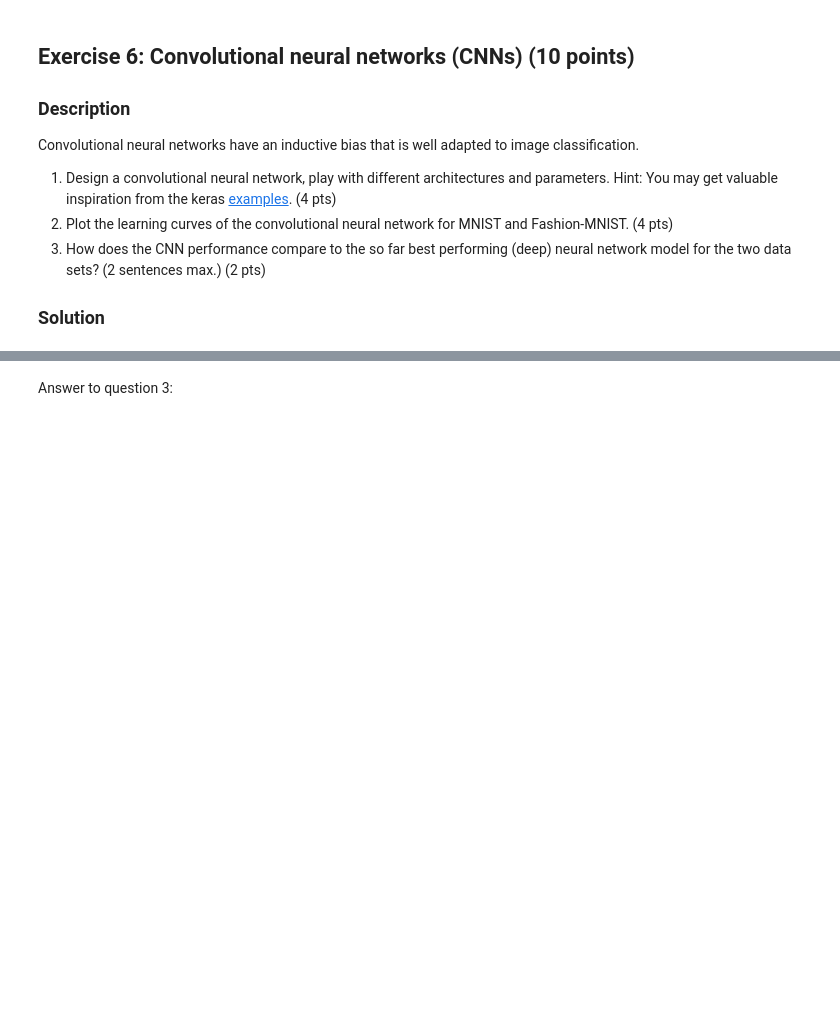
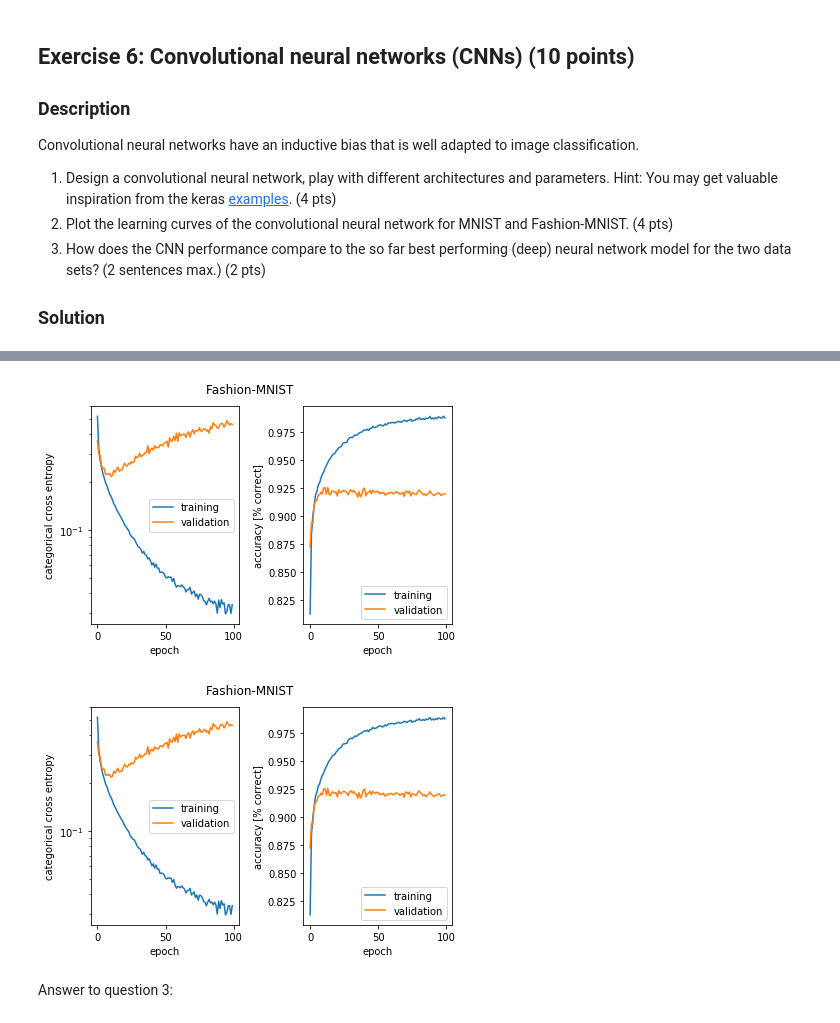
Before and after one commit to haakonms/annminiproject, a Jupyter notebook: miniproject1.ipynb, the cells around one changed output, grey strips where cells are left out. Drawn from its saved outputs; the diff is of its cells as text; code cells hidden in the pictures; blank space fills up the shorter version.

```diff
--- a/miniproject1.ipynb
+++ b/miniproject1.ipynb
@@ -455,0 +562,2 @@ Convolutional neural networks have an inductive bias that is well adapted to ima
+# %%
+fashion_x_train, fashion_y_train, fashion_x_test, fashion_y_test = load_formatted_data(dataset="Fashion-MNIST")
@@ -455,0 +576,2 @@ Convolutional neural networks have an inductive bias that is well adapted to ima
+# %%
+fashion_history = cnn_model(fashion_x_train, fashion_y_train, fashion_x_test, fashion_y_test)
@@ -456,3 +616,8 @@ Convolutional neural networks have an inductive bias that is well adapted to ima
+# %%
+plot_history(fashion_history, "Fashion-MNIST")
+# %% [output]
+[figure, added]
+[figure, added]
 # %% [markdown]
 Answer to question 3:
 # %% [markdown]
```
Also changed, not shown: parts of 30 cells of this notebook.
